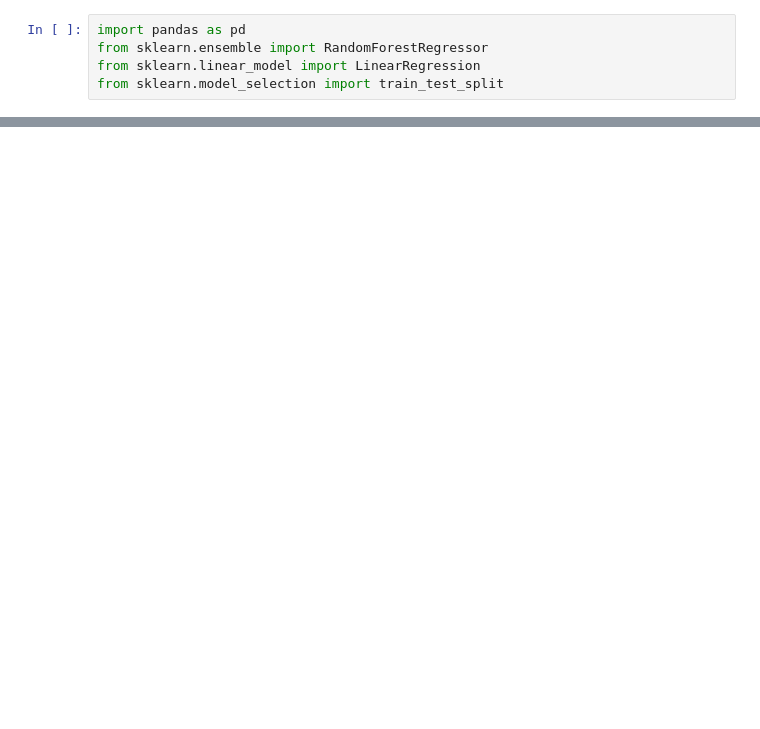
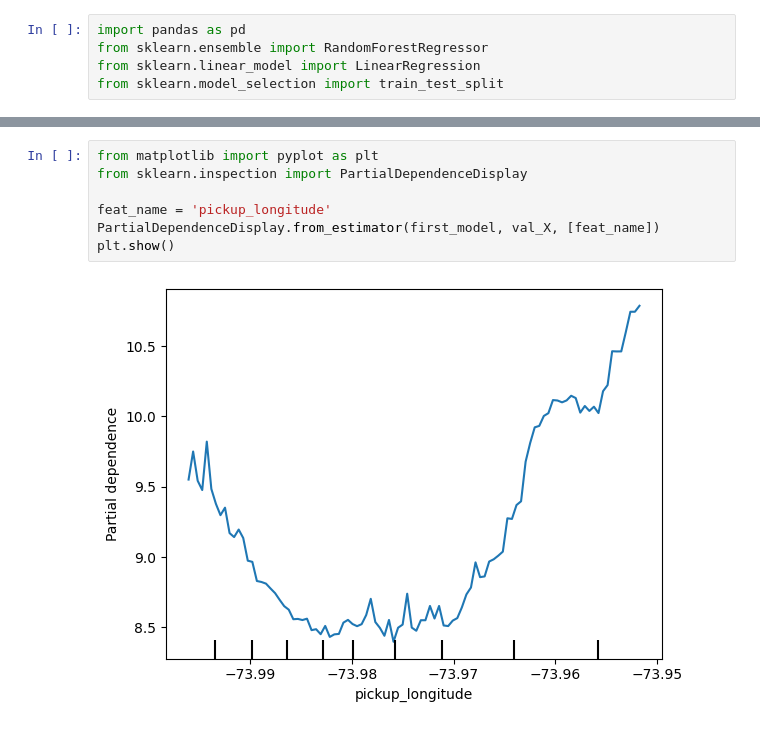
Before and after one commit to codegithubka/ml-explainability, a Jupyter notebook: src/ex2.ipynb, the cells around one changed output, grey strips where cells are left out. Saved outputs shown, nothing was run; the diff lists cells and outputs as text; blank space fills up the shorter version.

```diff
--- a/src/ex2.ipynb
+++ b/src/ex2.ipynb
@@ -48,3 +48,12 @@ data.describe()
 | 50% | 7.500000 | -73.979691 | 40.758027 | -73.978547 | 40.758559 | 1.000000 |
 | 75% | 10.100000 | -73.967823 | 40.769580 | -73.966435 | 40.770427 | 2.000000 |
 | max | 165.000000 | -73.900062 | 40.799952 | -73.900062 | 40.799999 | 6.000000 |
+# %%
+from matplotlib import pyplot as plt
+from sklearn.inspection import PartialDependenceDisplay
+
+feat_name = 'pickup_longitude'
+PartialDependenceDisplay.from_estimator(first_model, val_X, [feat_name])
+plt.show()
+# %% [output]
+[figure, added]
```
Also changed, not shown: parts of 4 cells of this notebook, 2 other files.
